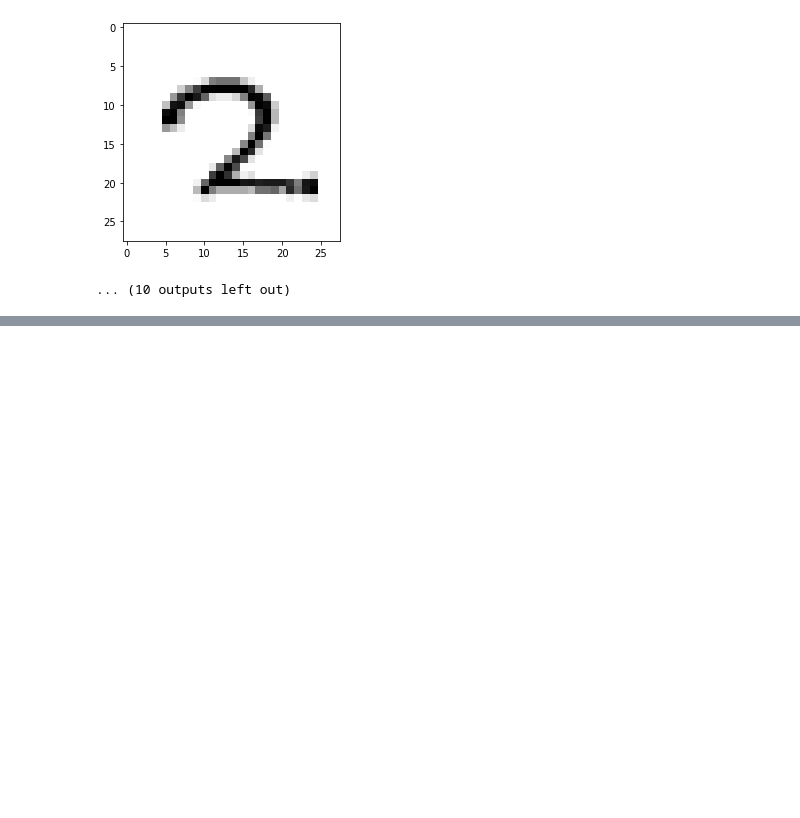
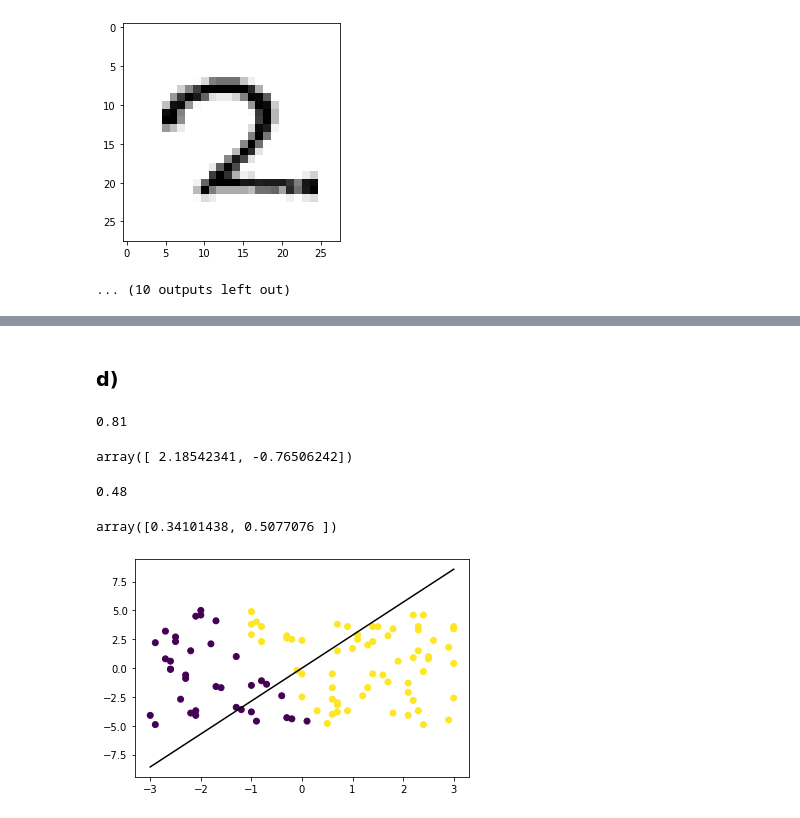
Before and after one commit to hperaltav/tareasmia, a Jupyter notebook: Untitled.ipynb, the cells around one changed output, grey strips where cells are left out. Drawn from its saved outputs; the diff is of its cells as text; code cells hidden in the pictures; blank space fills up the shorter version.

```diff
--- a/Untitled.ipynb
+++ b/Untitled.ipynb
@@ -206,0 +231,12 @@ for j in range(200):
+# %%
+data1 = pd.read_csv('https://raw.githubusercontent.com/hperaltav/tareasmia/main/data1.csv',
+                   delimiter=',',
+                   index_col=0)
+data2 = pd.read_csv('https://raw.githubusercontent.com/hperaltav/tareasmia/main/data2.csv',
+                   delimiter=',',
+                   index_col=0)
+
+x1 = np.array(data1[['x', 'y']])
+y1 = np.array(data1[['label']])
+x2 = np.array(data2[['x', 'y']])
+y2 = np.array(data2[['label']])
@@ -206,0 +298,41 @@ for j in range(200):
+# %% [markdown]
+### d)
+# %%
+
+P_datos1 = Perceptron()
+P_datos1.fit(X=x1, Y=y1, lr=0.01, nitmax=20)
+
+#Calcula el accuracy del modelo
+P_datos1.accuracy(y1, P_datos1.y_pred)
+# %% [output]
+0.81
+# %%
+P_datos1.w
+# %% [output]
+array([ 2.18542341, -0.76506242])
+# %%
+P_datos2 = Perceptron()
+P_datos2.fit(X=x2, Y=y2, lr=0.01, nitmax=20)
+
+#Calcula el accuracy del modelo
+P_datos2.accuracy(y2, P_datos2.y_pred)
+# %% [output]
+0.48
+# %%
+P_datos2.w
+# %% [output]
+array([0.34101438, 0.5077076 ])
+# %%
+plt.scatter(x1[:,0], x1[:,1], c=y1[:,0])
+
+xmin, xmax = x1[:,0].min(), x1[:,0].max()
+
+w = P_datos1.w
+a = -w[0] / w[1]
+x = np.linspace(xmin, xmax)
+y = a * x
+
+plt.plot(x, y, 'k-')
+plt.show()
+# %% [output]
+[figure, added]
```
Also changed, not shown: parts of 25 cells of this notebook.
